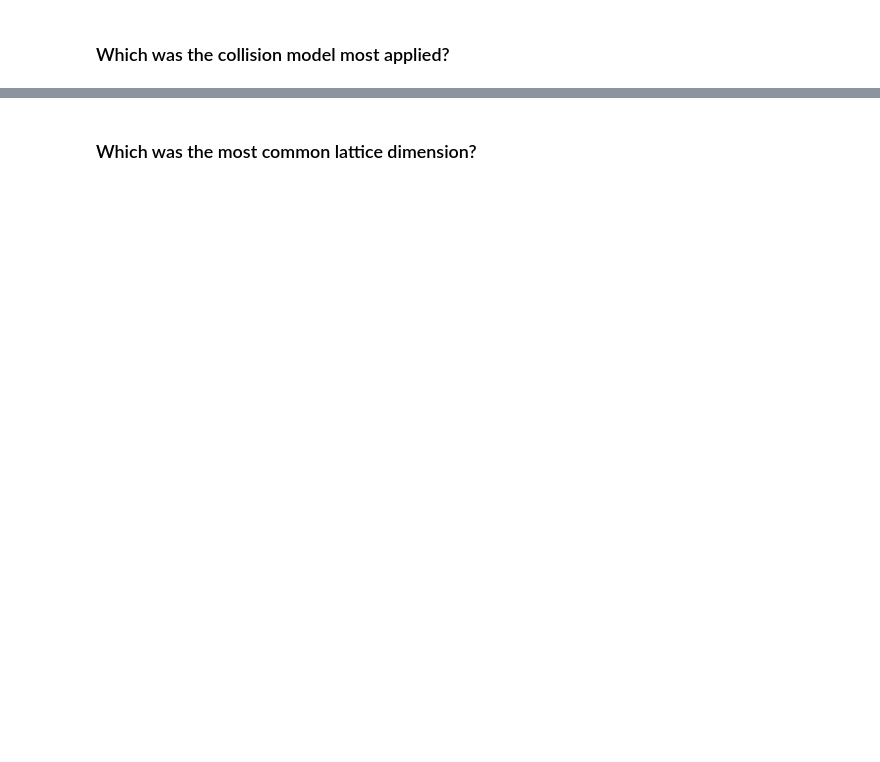
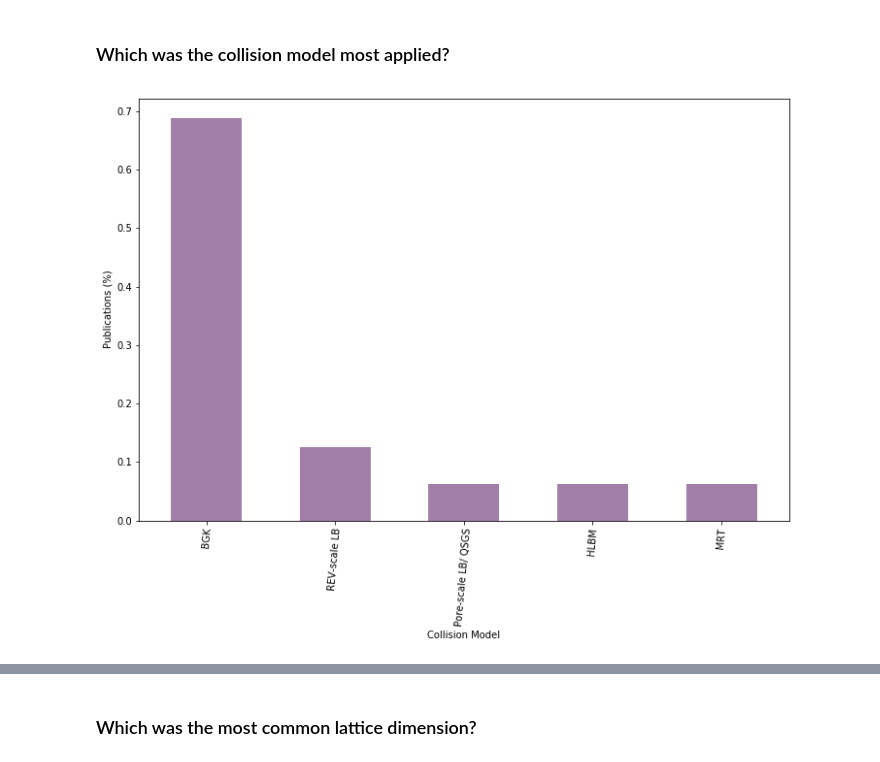
Before and after one commit to simoneperazzoli/Sauron, a Jupyter notebook: LBM_WWTP/Part_2_Data-analysis.ipynb, the cells around one changed output, grey strips where cells are left out. Saved outputs shown, nothing was run; the diff lists cells and outputs as text; code cells hidden in the pictures; blank space fills up the shorter version.

```diff
--- a/LBM_WWTP/Part_2_Data-analysis.ipynb
+++ b/LBM_WWTP/Part_2_Data-analysis.ipynb
@@ -156,6 +175,14 @@ Mono-species biofilm growth in porous media                                 1
 Name: Process, dtype: int64
 # %% [markdown]
 ### Which was the collision model most applied?
+# %%
+table['Collision Model'].value_counts(normalize=True).plot('bar', colormap='viridis', width=0.55, alpha=0.5, figsize=(12,8))
+plt.xticks(rotation=85)
+plt.xlabel('Collision Model')
+plt.ylabel('Publications (%)')
+plt.show()
+# %% [output]
+[figure, added]
 # %%
 table['Collision Model'].value_counts()
 # %% [output]
```
Also changed, not shown: parts of 22 cells of this notebook.
